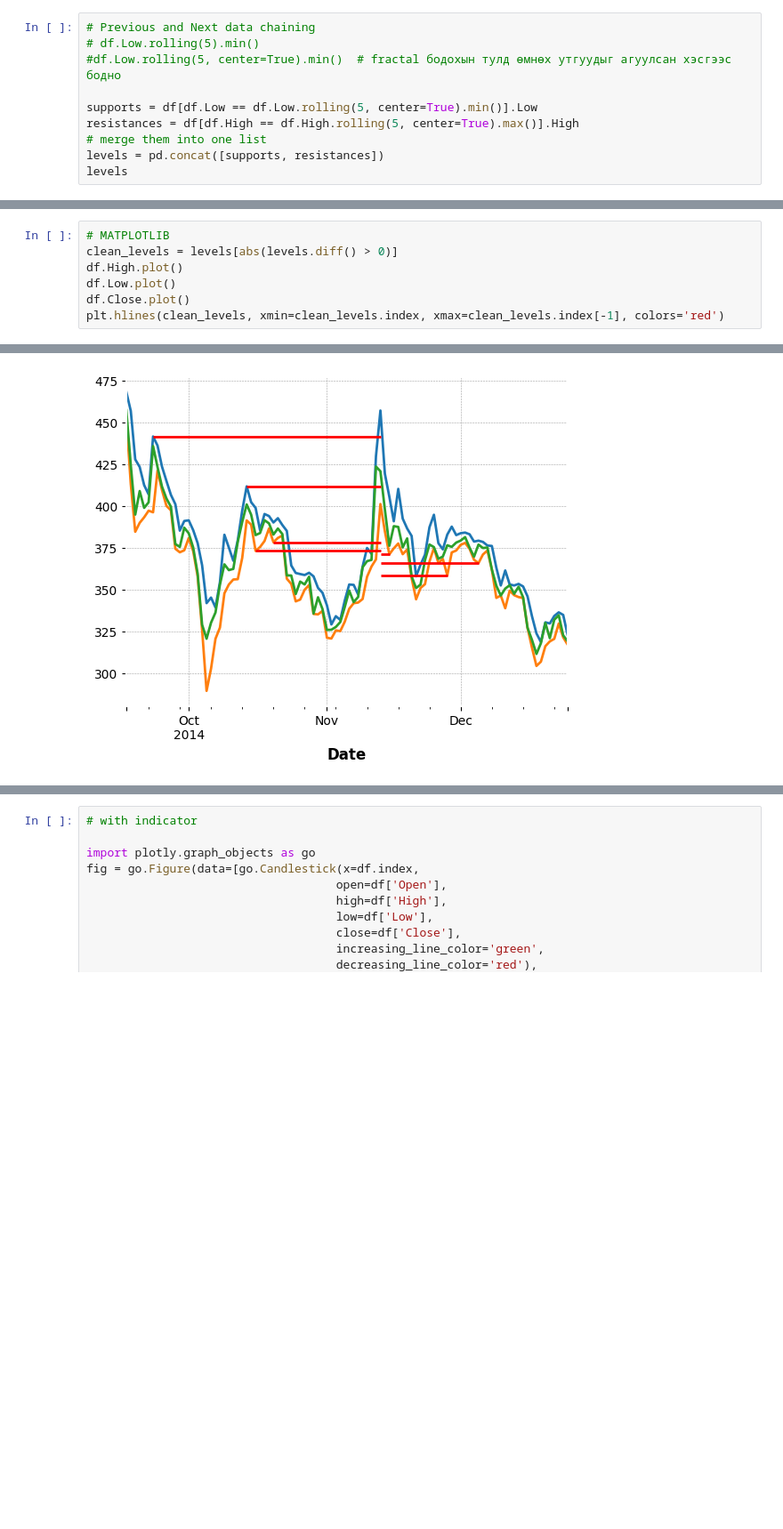
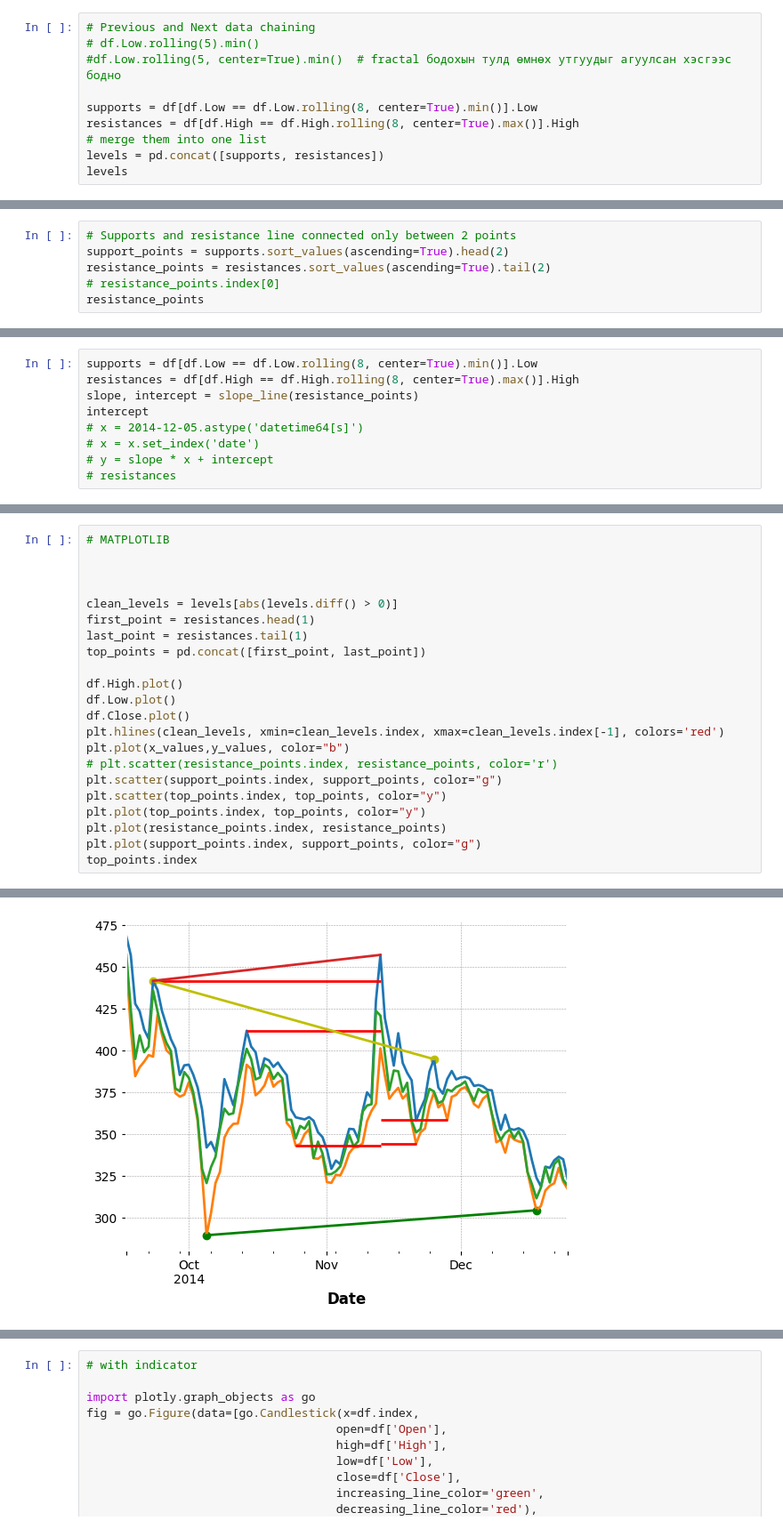
Before and after one commit to Generjet/binance_trader, a Jupyter notebook: jupyter/yfinancExtreme.ipynb, the cells around one changed output, grey strips where cells are left out. Shown: that part at 89% size. Cells and saved outputs as stored; diff of their text form; blank space fills up the shorter version.

```diff
--- a/jupyter/yfinancExtreme.ipynb
+++ b/jupyter/yfinancExtreme.ipynb
@@ -49,8 +51,8 @@ fig.show()
 # df.Low.rolling(5).min()
 #df.Low.rolling(5, center=True).min()  # fractal бодохын тулд өмнөх утгуудыг агуулсан хэсгээс бодно
 
-supports = df[df.Low == df.Low.rolling(5, center=True).min()].Low
-resistances = df[df.High == df.High.rolling(5, center=True).max()].High
+supports = df[df.Low == df.Low.rolling(8, center=True).min()].Low
+resistances = df[df.High == df.High.rolling(8, center=True).max()].High
 # merge them into one list
 levels = pd.concat([supports, resistances])
 levels
@@ -86,0 +80,6 @@ mpf.plot(df, type='candle', hlines=levels.to_list(), style='charles', mav=(7, 9)
+# %%
+# Supports and resistance line connected only between 2 points
+support_points = supports.sort_values(ascending=True).head(2)
+resistance_points = resistances.sort_values(ascending=True).tail(2)
+# resistance_points.index[0]
+resistance_points
@@ -86,0 +102,9 @@ mpf.plot(df, type='candle', hlines=levels.to_list(), style='charles', mav=(7, 9)
+# %%
+supports = df[df.Low == df.Low.rolling(8, center=True).min()].Low
+resistances = df[df.High == df.High.rolling(8, center=True).max()].High
+slope, intercept = slope_line(resistance_points)
+intercept
+# x = 2014-12-05.astype('datetime64[s]')
+# x = x.set_index('date')
+# y = slope * x + intercept
+# resistances
@@ -87,8 +163,23 @@ mpf.plot(df, type='candle', hlines=levels.to_list(), style='charles', mav=(7, 9)
 # %%
 # MATPLOTLIB
+
+
+
 clean_levels = levels[abs(levels.diff() > 0)]
+first_point = resistances.head(1)
+last_point = resistances.tail(1)
+top_points = pd.concat([first_point, last_point])
+
 df.High.plot()
 df.Low.plot()
 df.Close.plot()
 plt.hlines(clean_levels, xmin=clean_levels.index, xmax=clean_levels.index[-1], colors='red')
+plt.plot(x_values,y_values, color="b")
+# plt.scatter(resistance_points.index, resistance_points, color='r')
+plt.scatter(support_points.index, support_points, color="g")
+plt.scatter(top_points.index, top_points, color="y")
+plt.plot(top_points.index, top_points, color="y")
+plt.plot(resistance_points.index, resistance_points)
+plt.plot(support_points.index, support_points, color="g")
+top_points.index
 # %% [output]
@@ -96 +187 @@ plt.hlines(clean_levels, xmin=clean_levels.index, xmax=clean_levels.index[-1], c
-[figure, old version]
+[figure, new version]
```
Also changed, not shown: parts of 13 cells of this notebook.
